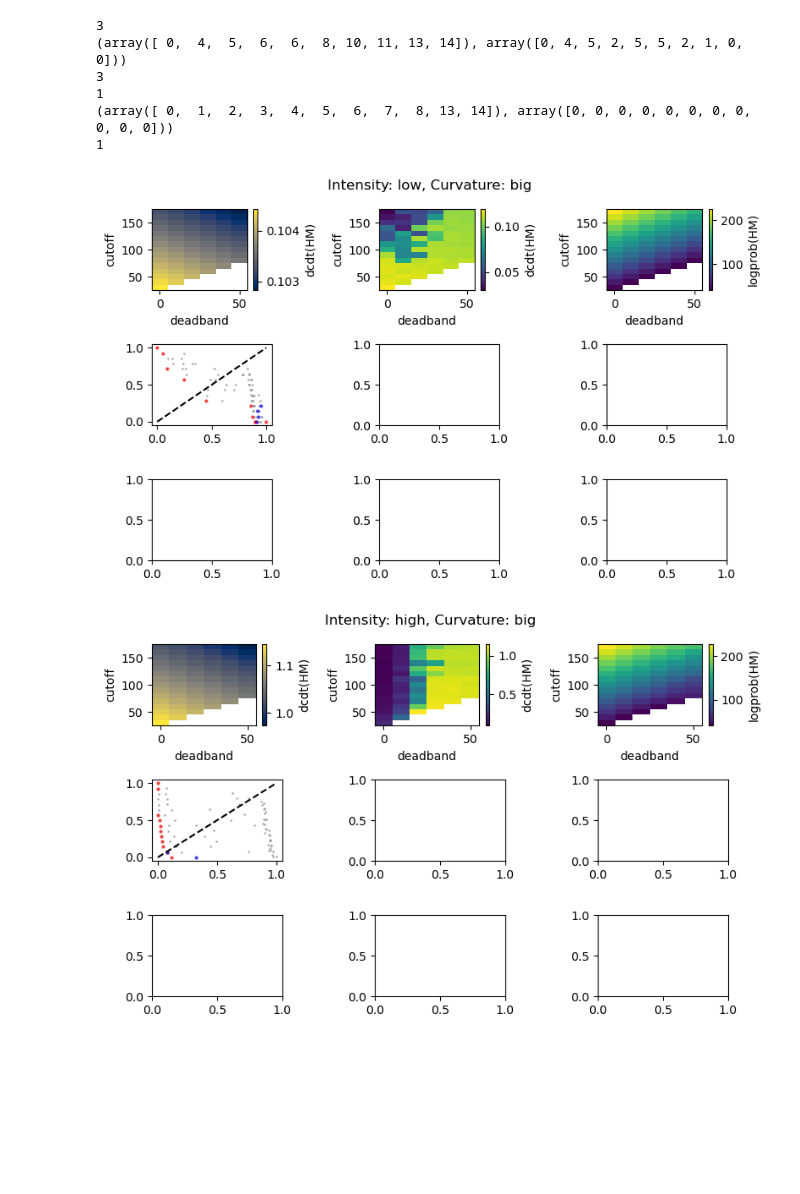
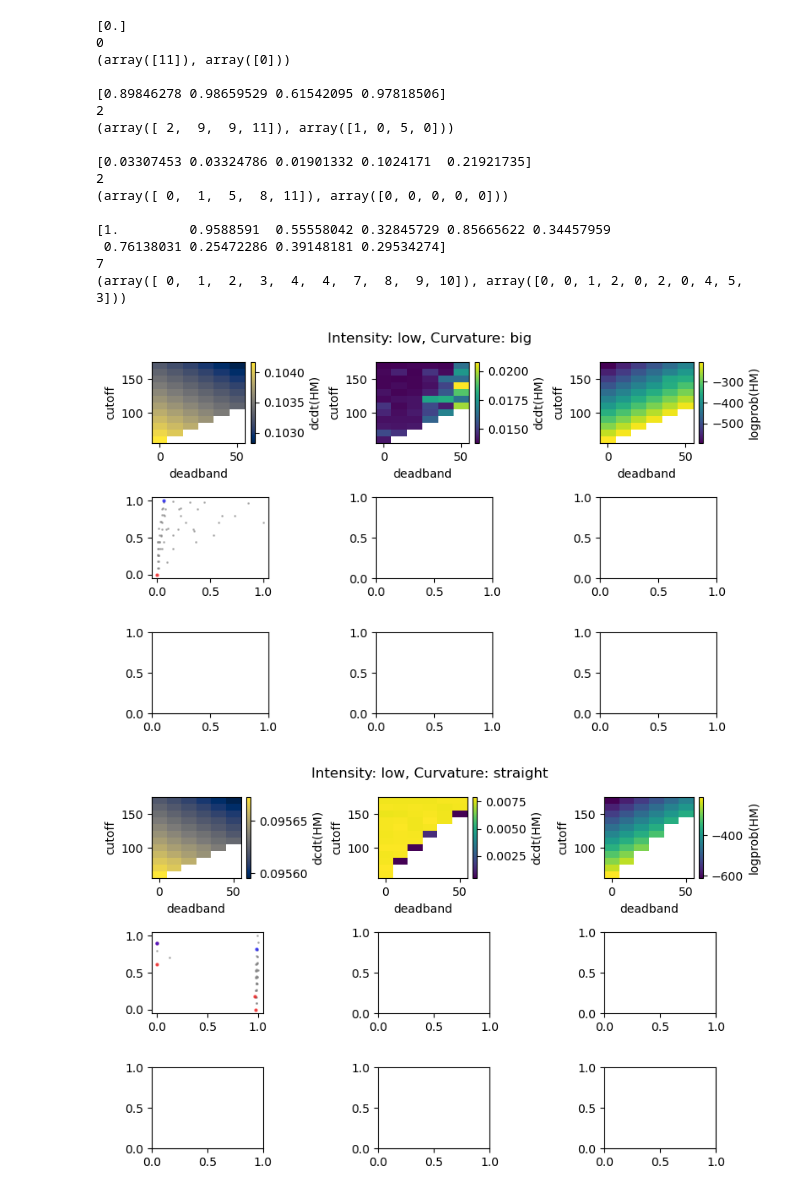
Before and after one commit to alexnaoki/soilgasflux_fcs, a Jupyter notebook: notebooks/fcs_analysis.ipynb, the cells around one changed output. Drawn from its saved outputs; the diff is of its cells as text; code cells hidden in the pictures; blank space fills up the shorter version.

```diff
--- a/notebooks/fcs_analysis.ipynb
+++ b/notebooks/fcs_analysis.ipynb
@@ -17,7 +14,12 @@ The autoreload extension is already loaded. To reload it, use:
 # %%
-ds = xr.open_dataset('./output/synthetic_test05_2025-05-08.nc')
-dsMC = xr.open_dataset('./output/synthetic_test05_mc_NormLen_2025-05-08.nc')
-expected_ds = xr.open_dataset('./output/expected_synthetic_test06_2025-05-08.nc')
+processed_data_path = pathlib.Path('/Users/alexnaokiasatokobayashi/Documents/FCS/processed_data/')
+filename_regular = 'test05_2025-05-08.nc'
+filename_mc = 'test05_MC_2025-05-08.nc'
+filename_expected = 'expected_test05_2025-05-08.nc'
+
+ds = xr.open_dataset(processed_data_path / filename_regular)
+dsMC = xr.open_dataset(processed_data_path / filename_mc)
+expected_ds = xr.open_dataset(processed_data_path / filename_expected)
 # %%
 test_a = expected_ds.isel(cutoff=0)['dcdt(HM)'].values
 binned_statistic(test_a, test_a, bins=3)[2]
@@ -115,41 +117,56 @@ for intensity in ['low', 'high']:
         argmin_distance_pareto_uncertaintyRange_logprob = np.nanargmin(distance_pareto_uncertaintyRange_logprob)
 
 
 
 
         ax[1,0].scatter(flatNorm_uncertaintyRange, flatNorm_logprob, s=1, c='gray', alpha=0.5)
         ax[1,0].scatter(Norm_uncertaintyRange[coords_pareto_uncertaintyRange_logprob],
                         Norm_logprob[coords_pareto_uncertaintyRange_logprob],
                         s=5, c='red', alpha=0.5)
         ax[1,0].scatter(Norm_uncertaintyRange[argmin_distance_pareto_uncertaintyRange_logprob],
                         Norm_logprob[argmin_distance_pareto_uncertaintyRange_logprob],
                         s=5, c='blue', alpha=0.5)
+        print(distance_pareto_uncertaintyRange_logprob)
         print(argmin_distance_pareto_uncertaintyRange_logprob)
+
         print(coords_pareto_uncertaintyRange_logprob)
-        print(argmin_distance_pareto_uncertaintyRange_logprob)
+        print()
+        # print(argmin_distance_pareto_uncertaintyRange_logprob)
+        # print(coords_pareto_uncertaintyRange_logprob)
+        # print(argmin_distance_pareto_uncertaintyRange_logprob)
         # print(flatNorm_uncertaintyRange[argmin_distance_pareto_uncertaintyRange_logprob[0]])
         # print(flatNorm_logprob[argmin_distance_pareto_uncertaintyRange_logprob[1]])
         # ax[1,0].plot([0, flatNorm_uncertaintyRange[argmin_distance_pareto_uncertaintyRange_logprob[0]]],
         #             [0, flatNorm_logprob[argmin_distance_pareto_uncertaintyRange_logprob[1]]],
         #             color='black', linestyle='--')
-        ax[1,0].plot([0,1], [0,1], color='black', linestyle='--')
+        # ax[1,0].plot([0,1], [0,1], color='black', linestyle='--')
 
 
         #### Plots ####
         ds.sel(time=time_selection)['dcdt(HM)'].median(dim='time').plot(ax=ax[0, 0], cmap='cividis')
         uncertaintyRange_hm.plot(ax=ax[0, 1], cmap='viridis')
         logprob_hm.plot(ax=ax[0, 2], cmap='viridis')
 
         fig.suptitle(f'Intensity: {intensity}, Curvature: {curve}')
         fig.tight_layout()
         fig.show()
-        break
+        # break
 # %% [output]
-3
-(array([ 0,  4,  5,  6,  6,  8, 10, 11, 13, 14]), array([0, 4, 5, 2, 5, 5, 2, 1, 0, 0]))
-3
-1
-(array([ 0,  1,  2,  3,  4,  5,  6,  7,  8, 13, 14]), array([0, 0, 0, 0, 0, 0, 0, 0, 0, 0, 0]))
-1
+[0.]
+0
+(array([11]), array([0]))
+
+[0.89846278 0.98659529 0.61542095 0.97818506]
+2
+(array([ 2,  9,  9, 11]), array([1, 0, 5, 0]))
+
+[0.03307453 0.03324786 0.01901332 0.1024171  0.21921735]
+2
+(array([ 0,  1,  5,  8, 11]), array([0, 0, 0, 0, 0]))
+
+[1.         0.9588591  0.55558042 0.32845729 0.85665622 0.34457959
+ 0.76138031 0.25472286 0.39148181 0.29534274]
+7
+(array([ 0,  1,  2,  3,  4,  4,  7,  8,  9, 10]), array([0, 0, 1, 2, 0, 2, 0, 4, 5, 3]))
-[figure, old version]
+[figure, new version]
-[figure, old version]
+[figure, new version]
```
Also changed, not shown: parts of 2 cells of this notebook, 1 other file.
